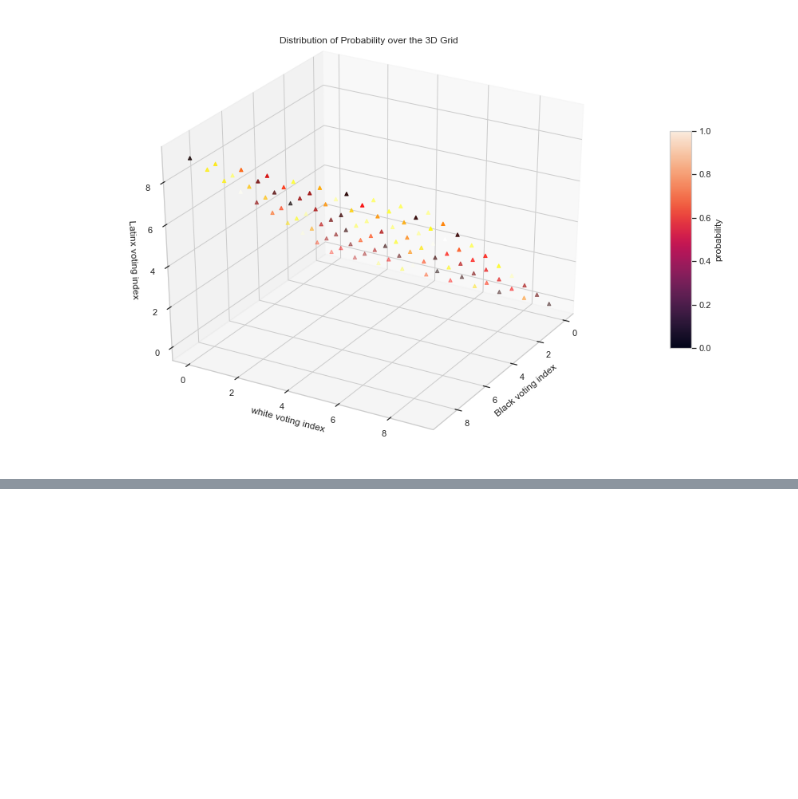
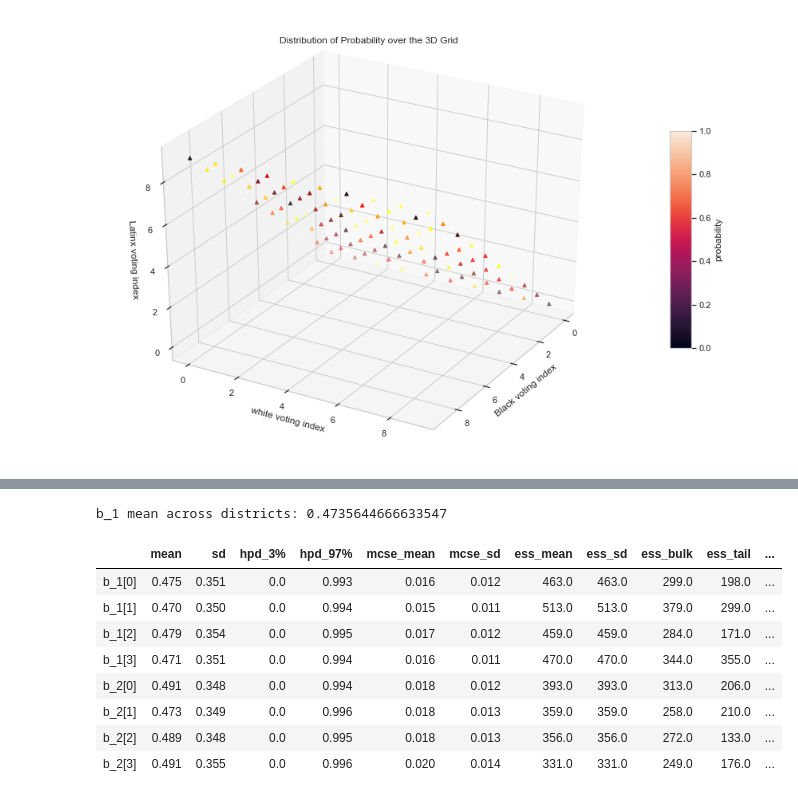
Before and after one commit to hangulu/thesis, a Jupyter notebook: methods.ipynb, the cells around one changed output, grey strips where cells are left out. Saved outputs shown, nothing was run; the diff lists cells and outputs as text; code cells hidden in the pictures; blank space fills up the shorter version.

```diff
--- a/methods.ipynb
+++ b/methods.ipynb
@@ -768,0 +842,15 @@ visualize_3d_grid(test_results_with_elec['best_grid'], test_demo)
+# %%
+print(f"b_1 mean across districts: {str(toy_trace.get_values('b_1').mean())}")
+
+pm.stats.summary(toy_trace, var_names=['b_1', 'b_2'])
+# %% [output]
+b_1 mean across districts: 0.4735644666633547
+|  | mean | sd | hpd_3% | hpd_97% | mcse_mean | mcse_sd | ess_mean | ess_sd | ess_bulk | ess_tail | ... |
+| b_1[0] | 0.475 | 0.351 | 0.0 | 0.993 | 0.016 | 0.012 | 463.0 | 463.0 | 299.0 | 198.0 | ... |
+| b_1[1] | 0.470 | 0.350 | 0.0 | 0.994 | 0.015 | 0.011 | 513.0 | 513.0 | 379.0 | 299.0 | ... |
+| b_1[2] | 0.479 | 0.354 | 0.0 | 0.995 | 0.017 | 0.012 | 459.0 | 459.0 | 284.0 | 171.0 | ... |
+| b_1[3] | 0.471 | 0.351 | 0.0 | 0.994 | 0.016 | 0.011 | 470.0 | 470.0 | 344.0 | 355.0 | ... |
+| b_2[0] | 0.491 | 0.348 | 0.0 | 0.994 | 0.018 | 0.012 | 393.0 | 393.0 | 313.0 | 206.0 | ... |
+| b_2[1] | 0.473 | 0.349 | 0.0 | 0.996 | 0.018 | 0.013 | 359.0 | 359.0 | 258.0 | 210.0 | ... |
+| b_2[2] | 0.489 | 0.348 | 0.0 | 0.995 | 0.018 | 0.013 | 356.0 | 356.0 | 272.0 | 133.0 | ... |
+| b_2[3] | 0.491 | 0.355 | 0.0 | 0.996 | 0.020 | 0.014 | 331.0 | 331.0 | 249.0 | 176.0 | ... |
```
Also changed, not shown: parts of 22 cells of this notebook.
